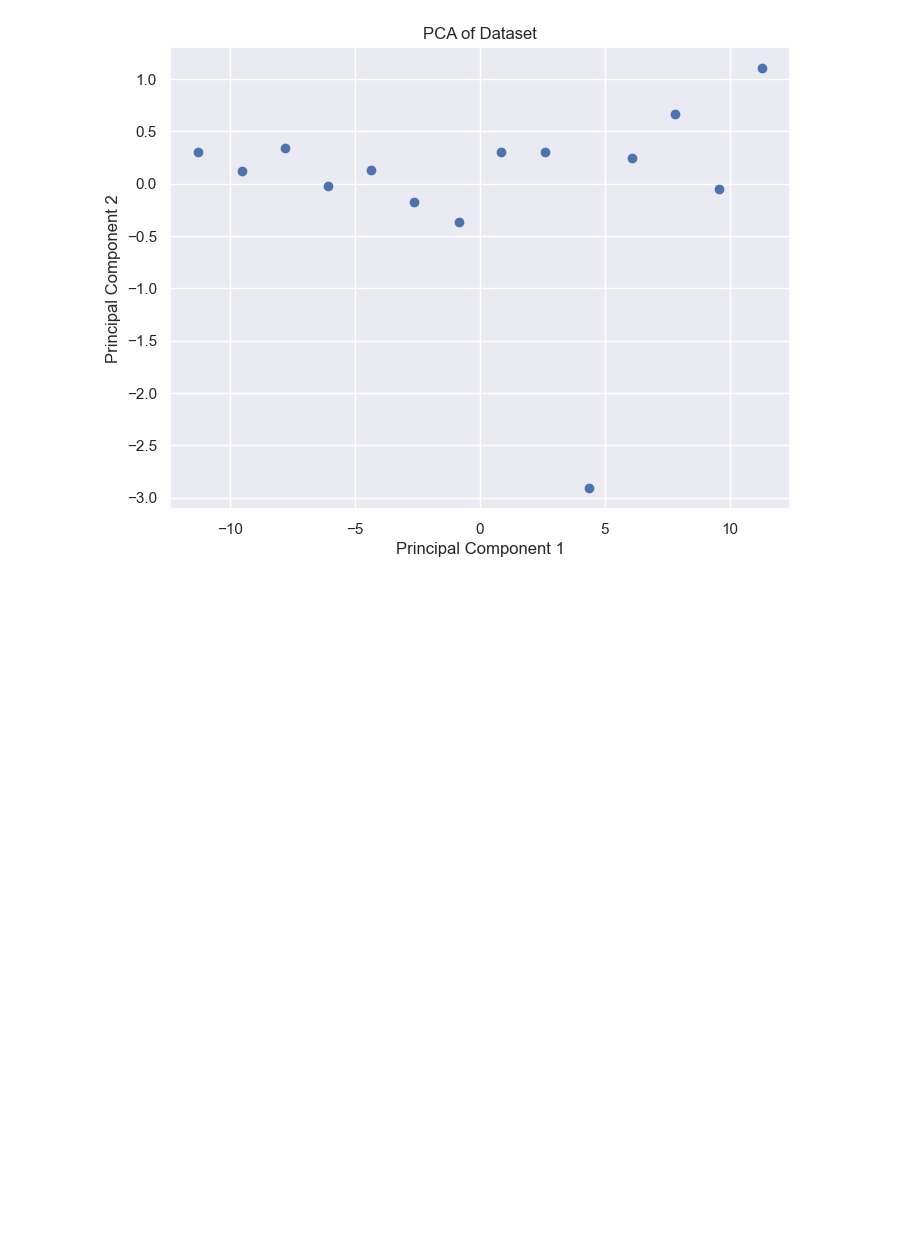
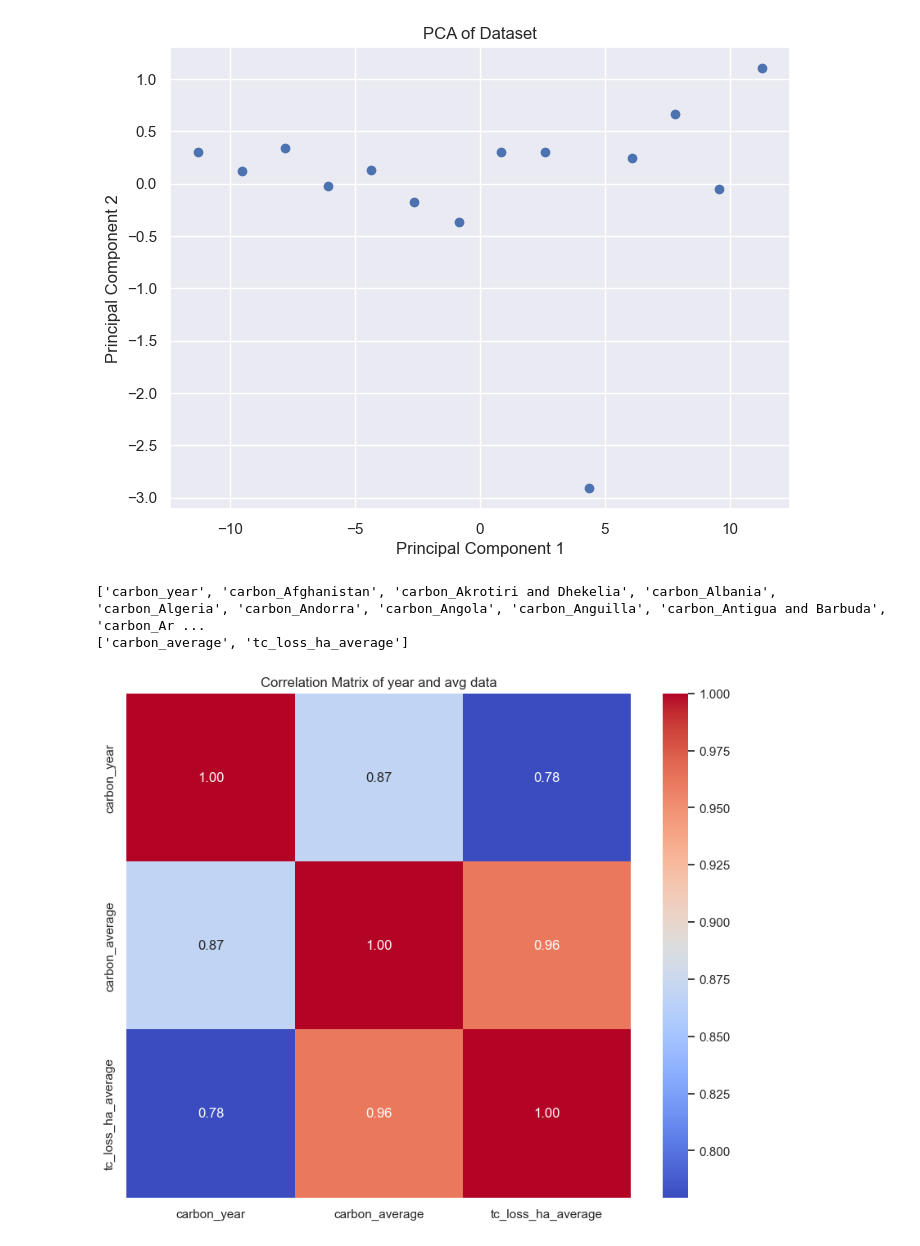
Before and after one commit to sidmanu/MIDS-W207-DeforestationAndClimate, a Jupyter notebook: alex_workspace.ipynb, the cells around one changed output. Cells and saved outputs as stored; diff of their text form; code cells hidden in the pictures; blank space fills up the shorter version.

```diff
--- a/alex_workspace.ipynb
+++ b/alex_workspace.ipynb
@@ -115,3 +94,25 @@ plt.grid(True)
 plt.show()
 # %% [output]
 [figure]
+# %%
+# List columns starting with 'food_' or 'snacks_'
+target_columns = [col for col in df.columns if col.startswith(('carbon_', 'tc_'))]
+print(target_columns)
+
+target_columns_avg = [col for col in df.columns if 'average' in col]
+print(target_columns_avg)
+# %% [output]
+['carbon_year', 'carbon_Afghanistan', 'carbon_Akrotiri and Dhekelia', 'carbon_Albania', 'carbon_Algeria', 'carbon_Andorra', 'carbon_Angola', 'carbon_Anguilla', 'carbon_Antigua and Barbuda', 'carbon_Ar ...
+['carbon_average', 'tc_loss_ha_average']
+# %%
+# year and tc df
+year_avg_df = df[[col for col in df.columns if col.startswith('carbon_year') or 'average' in col]]
+
+corr_matrix = year_avg_df.corr()
+
+plt.figure(figsize=(10, 8))
+sns.heatmap(corr_matrix, annot=True, fmt=".2f", cmap='coolwarm', cbar=True, square=True)
+plt.title('Correlation Matrix of year and avg data')
+plt.show()
+# %% [output]
+[figure, added]
```
Also changed, not shown: parts of 10 cells of this notebook.
